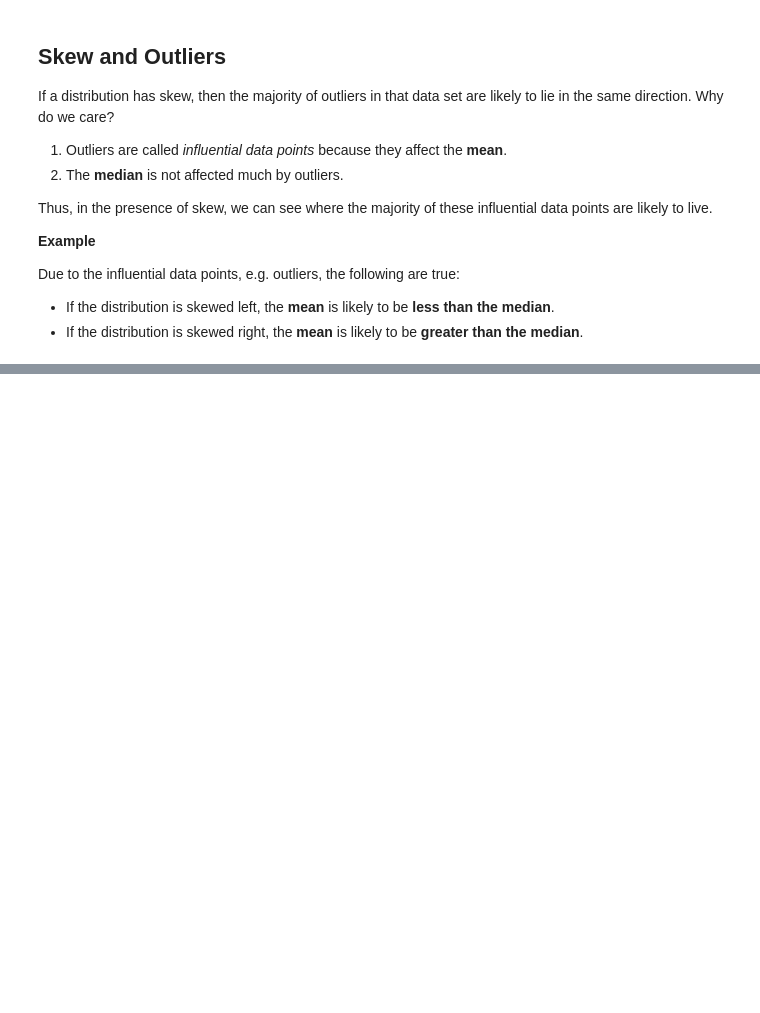
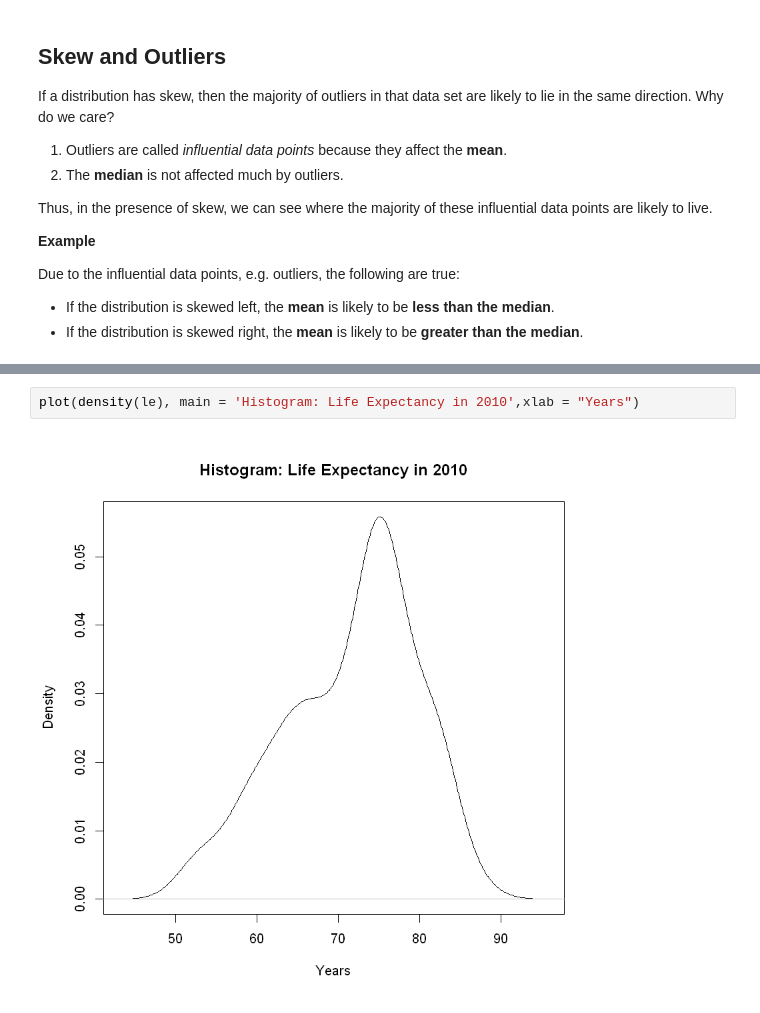
Before and after one commit to StraightDraw/probstat, a Jupyter notebook: S1a.ipynb, the cells around one changed output, grey strips where cells are left out. Drawn from its saved outputs; the diff is of its cells as text; blank space fills up the shorter version.

```diff
--- a/S1a.ipynb
+++ b/S1a.ipynb
@@ -220,0 +257,4 @@ Due to the influential data points, e.g. outliers, the following are true:
+# %%
+plot(density(le), main = 'Histogram: Life Expectancy in 2010',xlab = "Years")
+# %% [output]
+[figure, added]
```
Also changed, not shown: parts of 31 cells of this notebook, 19 other files.
